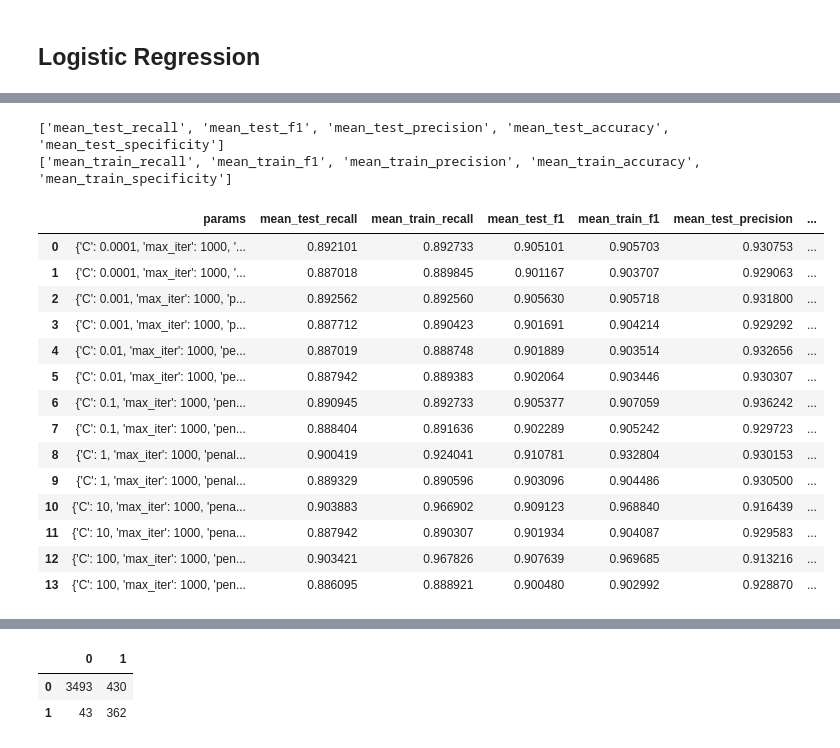
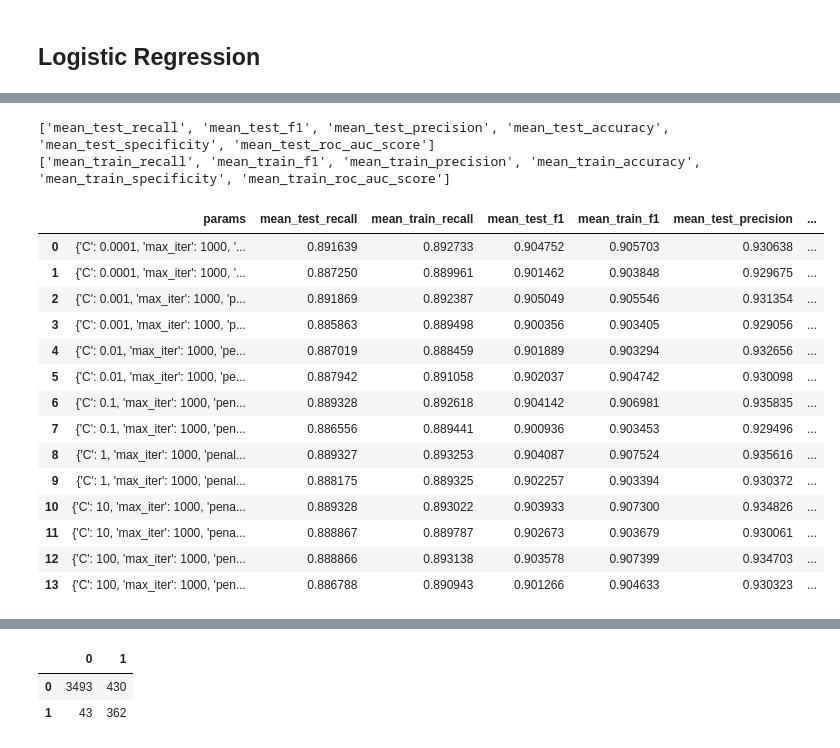
Before and after one commit to microwolf/capstone_healthcare_fraud, a Jupyter notebook: contributors/lu/scripts/Models.ipynb, the cells around one changed output, grey strips where cells are left out. Saved outputs shown, nothing was run; the diff lists cells and outputs as text; code cells hidden in the pictures.

Commit message:
improved LR and RF scoring: use binary rather than weighted, ran 2 rounds of RF gridsearch

```diff
--- a/contributors/lu/scripts/Models.ipynb
+++ b/contributors/lu/scripts/Models.ipynb
@@ -65,3 +56,8 @@ dummy_list_2 = ['Serves','DupClaim_IP','DupClaim_OP','DupClaimRatio_IP','DupClai
-# %%
-df_num_dum = make_dummy_df(df_num, dummy_list_1)
-df_dum = make_dummy_df(df, dummy_list_2)
+# %%
+# Make dummies
+encode_cols = df[~df.applymap(np.isreal)].dropna(axis=1).columns.to_list()
+print(encode_cols)
+df[encode_cols[2:]] = df[encode_cols[2:]].applymap(lambda x: 1 if x.lower() == 'yes' else 0)
+dummies = pd.get_dummies(df['Serves'],prefix='Serves_',drop_first=True)
+df_dum = pd.concat([df.drop('Serves',axis=1),dummies],axis=1)
+df_dum.shape
@@ -90,7 +116,7 @@ ytest class ave 0.0933456561922366
 ## Logistic Regression
 # %%
 # recall of positive - sensitivity; recall of negative - specificity
-lr = LogisticRegression(random_state=4, class_weight='balanced')
+lr = LogisticRegression(random_state=4, class_weight='balanced') # create fake positive/negative to balance
 
 # lr_params = [{'penalty': ['l1', 'l2'], "C":[0.0001,0.001,0.01,0.1,1,10,100], 'max_iter':[1000]}]
 # lr_params = [{'penalty': ['elasticnet'], "C":[0.01, 0.1, 1,10,100],
@@ -98,12 +124,20 @@ lr = LogisticRegression(random_state=4, class_weight='balanced')
 
 lr_params = [{'penalty': ['l1', 'l2'], "C":[0.0001,0.001,0.01,0.1,1,10,100],
               'max_iter':[1000], 'solver':['liblinear']}] # l1=lasso
+
+lr_params = [{'penalty': ['l1'], "C":[0.0001,0.001,0.01,0.1,1,10,100],
+              'max_iter':[1000], 'solver':['liblinear']},
+             {'penalty': ['l2'], "C":[0.0001,0.001,0.01,0.1,1,10,100],
+              'max_iter':[1000]}] # l1=lasso
+
+
 kf5 = StratifiedKFold(n_splits = 5, shuffle = True, random_state = 4)
-scores = { 'recall': make_scorer(recall_score, pos_label = 1, average = 'weighted'),
-          'f1': make_scorer(f1_score, pos_label = 1, average = 'weighted'),
-         'precision': make_scorer(precision_score, pos_label = 1, average = 'weighted'),
+scores = { 'recall': make_scorer(recall_score, pos_label = 1, average = 'binary'), # average: use binary instead of weighted because already have class_weight = balanced in rf, also it's a binary, weighted is more about multiclass; for evaluation don't want to weighted based on proportion
+          'f1': make_scorer(f1_score, pos_label = 1, average = 'binary'),
+         'precision': make_scorer(precision_score, pos_label = 1, average = 'binary'),
          'accuracy': make_scorer(balanced_accuracy_score),
-         'specificity': make_scorer(recall_score, pos_label = 0, average = 'weighted')}
+         'specificity': make_scorer(recall_score, pos_label = 0, average = 'binary'),
+         'roc_auc_score': make_scorer(roc_auc_score, average = 'binary')}
 
 # scores = ['f1_weighted', 'recall', 'precision', 'accuracy']
 # lr_grid = GridSearchCV(estimator=lr, param_grid=lr_params, return_train_score=True,
@@ -150,37 +184,39 @@ mean_train = [s for s in keys if 'mean_train' in s]
 print(mean_test)
 print(mean_train)
 # %% [output]
-['mean_test_recall', 'mean_test_f1', 'mean_test_precision', 'mean_test_accuracy', 'mean_test_specificity']
-['mean_train_recall', 'mean_train_f1', 'mean_train_precision', 'mean_train_accuracy', 'mean_train_specificity']
+['mean_test_recall', 'mean_test_f1', 'mean_test_precision', 'mean_test_accuracy', 'mean_test_specificity', 'mean_test_roc_auc_score']
+['mean_train_recall', 'mean_train_f1', 'mean_train_precision', 'mean_train_accuracy', 'mean_train_specificity', 'mean_train_roc_auc_score']
 # %%
-pd.DataFrame({'params': lr_grid.cv_results_['params'],
+lr_grid_scores = pd.DataFrame({'params': lr_grid.cv_results_['params'],
               'mean_test_recall': lr_grid.cv_results_['mean_test_recall'],
               'mean_train_recall': lr_grid.cv_results_['mean_train_recall'],
               'mean_test_f1': lr_grid.cv_results_['mean_test_f1'],
               'mean_train_f1': lr_grid.cv_results_['mean_train_f1'],
               'mean_test_precision': lr_grid.cv_results_['mean_test_precision'],
               'mean_train_precision': lr_grid.cv_results_['mean_train_precision'],
               'mean_test_accuracy': lr_grid.cv_results_['mean_test_accuracy'],
               'mean_train_accuracy': lr_grid.cv_results_['mean_train_accuracy'],
               'mean_test_specificity': lr_grid.cv_results_['mean_test_specificity'],
               'mean_train_specificity': lr_grid.cv_results_['mean_train_specificity']
              })
+lr_grid_scores.to_csv('../output/lr_grid_scores.csv')
+lr_grid_scores
 # %% [output]
 |  | params | mean_test_recall | mean_train_recall | mean_test_f1 | mean_train_f1 | mean_test_precision | ... |
-| 0 | {'C': 0.0001, 'max_iter': 1000, '... | 0.892101 | 0.892733 | 0.905101 | 0.905703 | 0.930753 | ... |
-| 1 | {'C': 0.0001, 'max_iter': 1000, '... | 0.887018 | 0.889845 | 0.901167 | 0.903707 | 0.929063 | ... |
-| 2 | {'C': 0.001, 'max_iter': 1000, 'p... | 0.892562 | 0.892560 | 0.905630 | 0.905718 | 0.931800 | ... |
-| 3 | {'C': 0.001, 'max_iter': 1000, 'p... | 0.887712 | 0.890423 | 0.901691 | 0.904214 | 0.929292 | ... |
-| 4 | {'C': 0.01, 'max_iter': 1000, 'pe... | 0.887019 | 0.888748 | 0.901889 | 0.903514 | 0.932656 | ... |
-| 5 | {'C': 0.01, 'max_iter': 1000, 'pe... | 0.887942 | 0.889383 | 0.902064 | 0.903446 | 0.930307 | ... |
-| 6 | {'C': 0.1, 'max_iter': 1000, 'pen... | 0.890945 | 0.892733 | 0.905377 | 0.907059 | 0.936242 | ... |
-| 7 | {'C': 0.1, 'max_iter': 1000, 'pen... | 0.888404 | 0.891636 | 0.902289 | 0.905242 | 0.929723 | ... |
-| 8 | {'C': 1, 'max_iter': 1000, 'penal... | 0.900419 | 0.924041 | 0.910781 | 0.932804 | 0.930153 | ... |
-| 9 | {'C': 1, 'max_iter': 1000, 'penal... | 0.889329 | 0.890596 | 0.903096 | 0.904486 | 0.930500 | ... |
-| 10 | {'C': 10, 'max_iter': 1000, 'pena... | 0.903883 | 0.966902 | 0.909123 | 0.968840 | 0.916439 | ... |
-| 11 | {'C': 10, 'max_iter': 1000, 'pena... | 0.887942 | 0.890307 | 0.901934 | 0.904087 | 0.929583 | ... |
-| 12 | {'C': 100, 'max_iter': 1000, 'pen... | 0.903421 | 0.967826 | 0.907639 | 0.969685 | 0.913216 | ... |
-| 13 | {'C': 100, 'max_iter': 1000, 'pen... | 0.886095 | 0.888921 | 0.900480 | 0.902992 | 0.928870 | ... |
+| 0 | {'C': 0.0001, 'max_iter': 1000, '... | 0.891639 | 0.892733 | 0.904752 | 0.905703 | 0.930638 | ... |
+| 1 | {'C': 0.0001, 'max_iter': 1000, '... | 0.887250 | 0.889961 | 0.901462 | 0.903848 | 0.929675 | ... |
+| 2 | {'C': 0.001, 'max_iter': 1000, 'p... | 0.891869 | 0.892387 | 0.905049 | 0.905546 | 0.931354 | ... |
+| 3 | {'C': 0.001, 'max_iter': 1000, 'p... | 0.885863 | 0.889498 | 0.900356 | 0.903405 | 0.929056 | ... |
+| 4 | {'C': 0.01, 'max_iter': 1000, 'pe... | 0.887019 | 0.888459 | 0.901889 | 0.903294 | 0.932656 | ... |
+| 5 | {'C': 0.01, 'max_iter': 1000, 'pe... | 0.887942 | 0.891058 | 0.902037 | 0.904742 | 0.930098 | ... |
+| 6 | {'C': 0.1, 'max_iter': 1000, 'pen... | 0.889328 | 0.892618 | 0.904142 | 0.906981 | 0.935835 | ... |
+| 7 | {'C': 0.1, 'max_iter': 1000, 'pen... | 0.886556 | 0.889441 | 0.900936 | 0.903453 | 0.929496 | ... |
+| 8 | {'C': 1, 'max_iter': 1000, 'penal... | 0.889327 | 0.893253 | 0.904087 | 0.907524 | 0.935616 | ... |
+| 9 | {'C': 1, 'max_iter': 1000, 'penal... | 0.888175 | 0.889325 | 0.902257 | 0.903394 | 0.930372 | ... |
+| 10 | {'C': 10, 'max_iter': 1000, 'pena... | 0.889328 | 0.893022 | 0.903933 | 0.907300 | 0.934826 | ... |
+| 11 | {'C': 10, 'max_iter': 1000, 'pena... | 0.888867 | 0.889787 | 0.902673 | 0.903679 | 0.930061 | ... |
+| 12 | {'C': 100, 'max_iter': 1000, 'pen... | 0.888866 | 0.893138 | 0.903578 | 0.907399 | 0.934703 | ... |
+| 13 | {'C': 100, 'max_iter': 1000, 'pen... | 0.886788 | 0.890943 | 0.901266 | 0.904633 | 0.930323 | ... |
 # %%
 # never split data into T/F and handle them differently
 # L2 is more flexible because it is smooth function, L1 is not a smooth function
```
Also changed, not shown: parts of 44 cells of this notebook, 2 other files.
